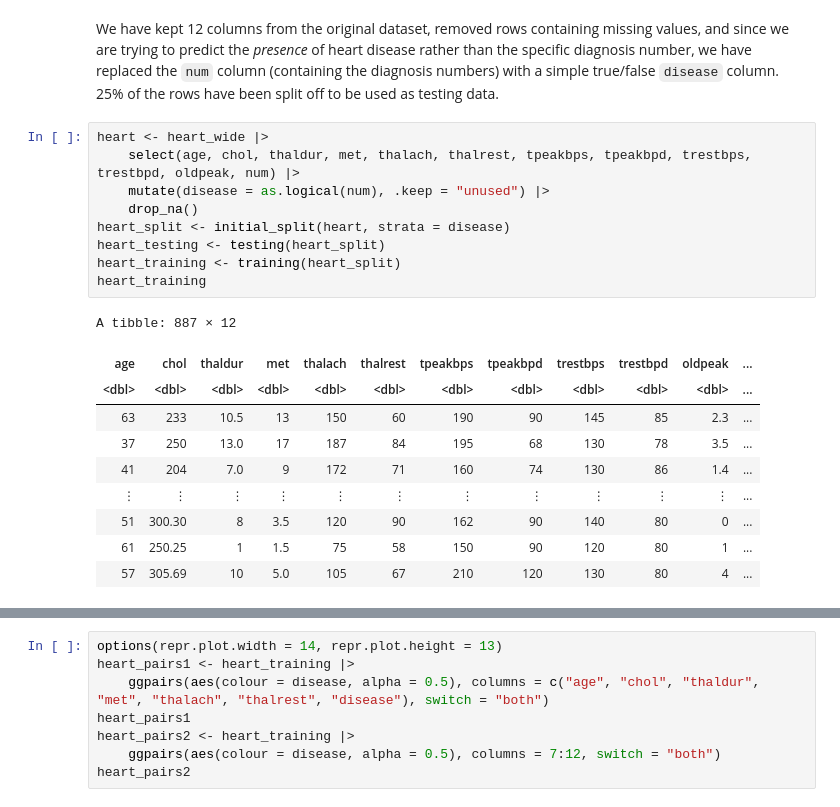
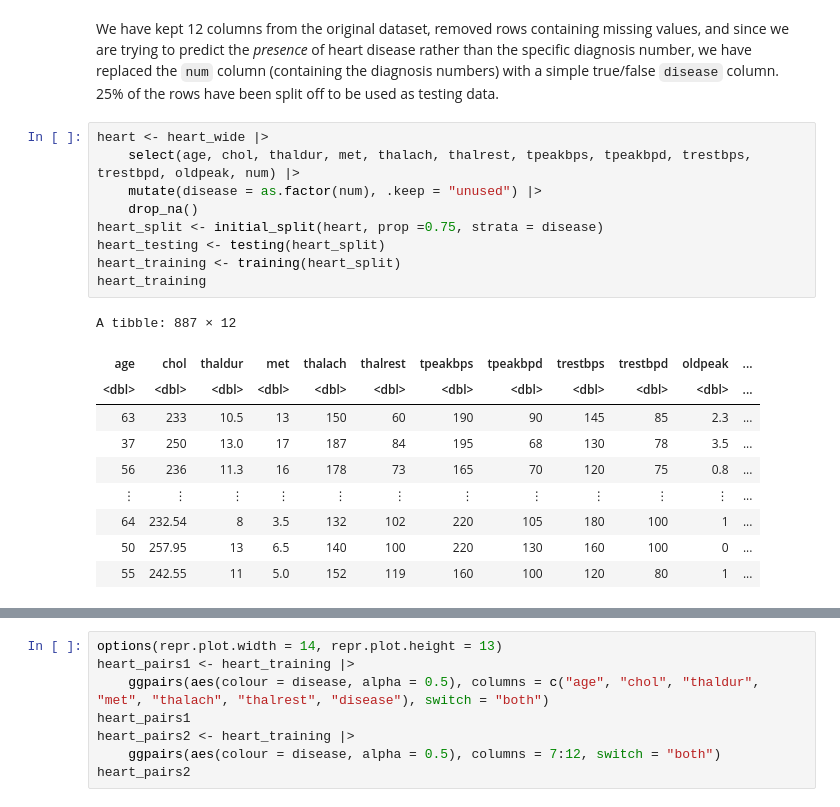
Before and after one commit to HUCKLEandtheSTALKER/DSCI100-jupyter-worksheets, a Jupyter notebook: project.ipynb, the cells around one changed output, grey strips where cells are left out. Saved outputs shown, nothing was run; the diff lists cells and outputs as text.

Commit message:
Added recipe and spec and workflow.
I noticed that when I mutated as factor it didn't produce a 0, 1 value anymore.

```diff
--- a/project.ipynb
+++ b/project.ipynb
@@ -156,20 +156,20 @@ We have kept 12 columns from the original dataset, removed rows containing missi
 # %%
 heart <- heart_wide |>
     select(age, chol, thaldur, met, thalach, thalrest, tpeakbps, tpeakbpd, trestbps, trestbpd, oldpeak, num) |>
-    mutate(disease = as.logical(num), .keep = "unused") |>
+    mutate(disease = as.factor(num), .keep = "unused") |>
     drop_na()
-heart_split <- initial_split(heart, strata = disease)
+heart_split <- initial_split(heart, prop =0.75, strata = disease)
 heart_testing <- testing(heart_split)
 heart_training <- training(heart_split)
 heart_training
 # %% [output]
 A tibble: 887 × 12
 | age | chol | thaldur | met | thalach | thalrest | tpeakbps | tpeakbpd | trestbps | trestbpd | oldpeak | ... |
 | <dbl> | <dbl> | <dbl> | <dbl> | <dbl> | <dbl> | <dbl> | <dbl> | <dbl> | <dbl> | <dbl> | ... |
 | 63 | 233 | 10.5 | 13 | 150 | 60 | 190 | 90 | 145 | 85 | 2.3 | ... |
 | 37 | 250 | 13.0 | 17 | 187 | 84 | 195 | 68 | 130 | 78 | 3.5 | ... |
-| 41 | 204 | 7.0 | 9 | 172 | 71 | 160 | 74 | 130 | 86 | 1.4 | ... |
+| 56 | 236 | 11.3 | 16 | 178 | 73 | 165 | 70 | 120 | 75 | 0.8 | ... |
 | ⋮ | ⋮ | ⋮ | ⋮ | ⋮ | ⋮ | ⋮ | ⋮ | ⋮ | ⋮ | ⋮ | ... |
-| 51 | 300.30 | 8 | 3.5 | 120 | 90 | 162 | 90 | 140 | 80 | 0 | ... |
-| 61 | 250.25 | 1 | 1.5 | 75 | 58 | 150 | 90 | 120 | 80 | 1 | ... |
-| 57 | 305.69 | 10 | 5.0 | 105 | 67 | 210 | 120 | 130 | 80 | 4 | ... |
+| 64 | 232.54 | 8 | 3.5 | 132 | 102 | 220 | 105 | 180 | 100 | 1 | ... |
+| 50 | 257.95 | 13 | 6.5 | 140 | 100 | 220 | 130 | 160 | 100 | 0 | ... |
+| 55 | 242.55 | 11 | 5.0 | 152 | 119 | 160 | 100 | 120 | 80 | 1 | ... |
```
Also changed, not shown: parts of 1 cell of this notebook.
